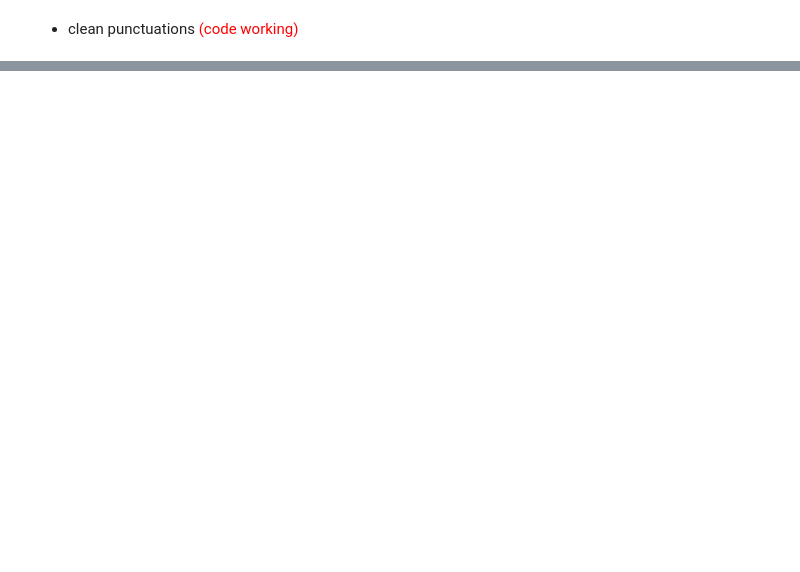
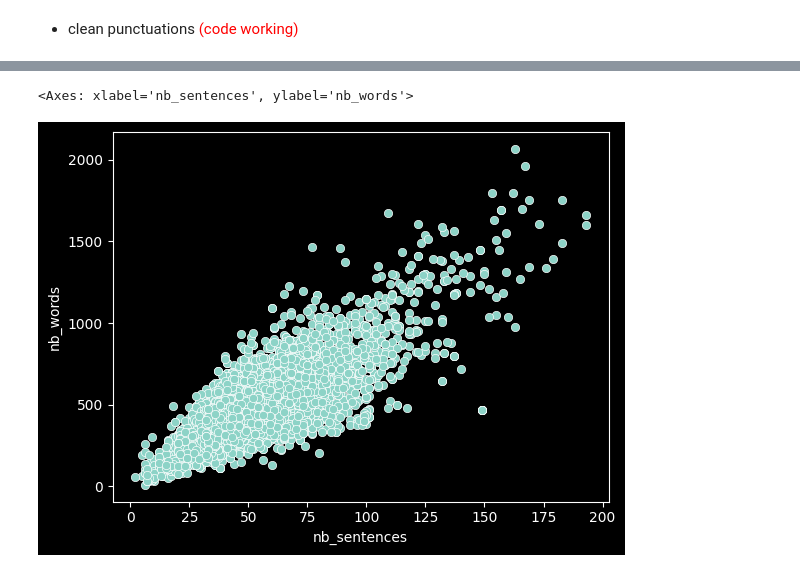
Before and after one commit to MichaelTirat/Charts_project, a Jupyter notebook: 6_working_on_lyrics.ipynb, the cells around one changed output, grey strips where cells are left out. Cells and saved outputs as stored; diff of their text form; code cells hidden in the pictures; blank space fills up the shorter version.

```diff
--- a/6_working_on_lyrics.ipynb
+++ b/6_working_on_lyrics.ipynb
@@ -78,6 +134,0 @@ count_sentences(text_test)
-# %%
-def count_words(text):
-    list_words =
-    return text
-
-count_words(text_test)
@@ -85,0 +135,20 @@ count_words(text_test)
+# %%
+def count_explicit(text):
+    explicit_words = """kalash gang gangs cagoule cagoules armes arme shag balles bamme chargeur charguers petard positions position snitch poucaves shooter shoote shootes fuck pute putos flingue stupe stupes suce suces pipe pipes coke drogue drug fesses fesse flingues putain cartel cartels niquer niques teub bedo teubs bedos
+    nigga shot shoot fuckin fucking fight Motherfucker fucker dick pussy glock kill nigger nigga nigg blunt gun nig negro Asshole fume fumes tabasse tabasser tabasses bigo bigos
+    frerot shit bitch ass bum nique couille couilles chatte tocard encule salope salaud foutre zob zeub batard connard connase connasses connards shlags shlag"""
+    explicit_list = explicit_words.split()
+
+    splited = clean_punctuation(text).splitlines()
+    agg_lines = " ".join(splited)
+    full_words = agg_lines.split()
+
+    count = 0
+    for loop in range(len(full_words)):
+        if full_words[loop] in explicit_list :
+            count +=1
+
+    percentage_of_vulgarity = round(count/len(full_words)*100,2)
+    return f"vulgarity : {percentage_of_vulgarity} %",f"{count} words"
+
+count_explicit(text_test)
@@ -85,0 +190,8 @@ count_words(text_test)
+# %%
+df['lyrics_clean'] = df['lyrics'].apply(clean_punctuation)
+df['nb_sentences'] = df['lyrics_clean'].apply(count_sentences)
+df['nb_words'] = df['lyrics_clean'].apply(count_words)
+df['nb_letters'] = df['lyrics_clean'].apply(count_letters)
+df['count_occurence'] = df['lyrics_clean'].apply(count_words_occurrence)
+df['count_explicit'] = df['lyrics_clean'].apply(count_explicit)
+display(df)
@@ -85,0 +212,7 @@ count_words(text_test)
+# %%
+df_test = df.query(f"langue != 'instrumental' and langue != 'ar' and langue != 'asian'")
+# %%
+sns.scatterplot(df_test, x='nb_sentences', y="nb_words")
+# %% [output]
+<Axes: xlabel='nb_sentences', ylabel='nb_words'>
+[figure, added]
```
Also changed, not shown: parts of 21 cells of this notebook.
